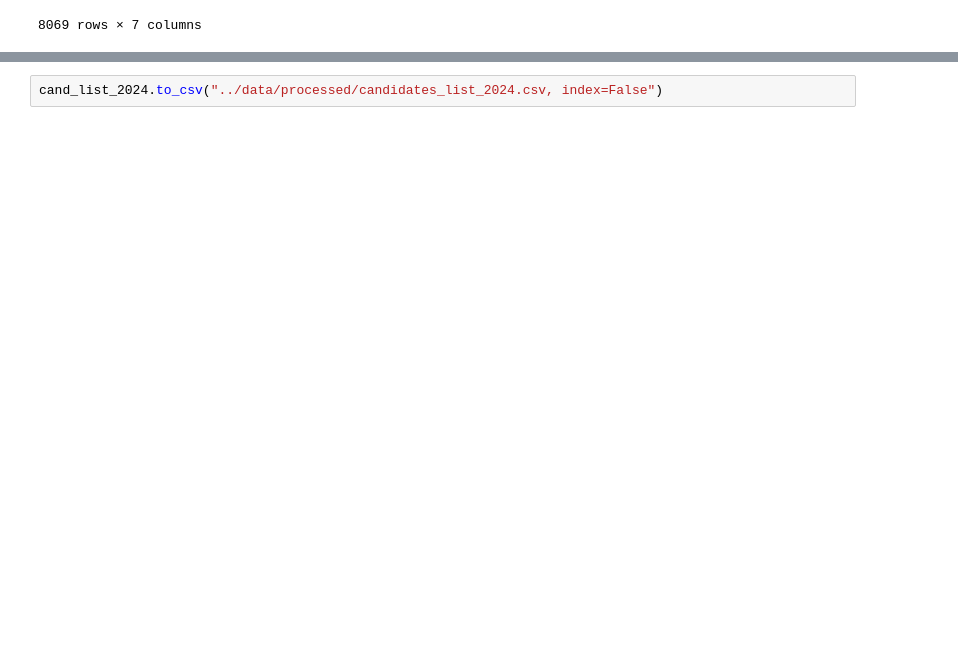
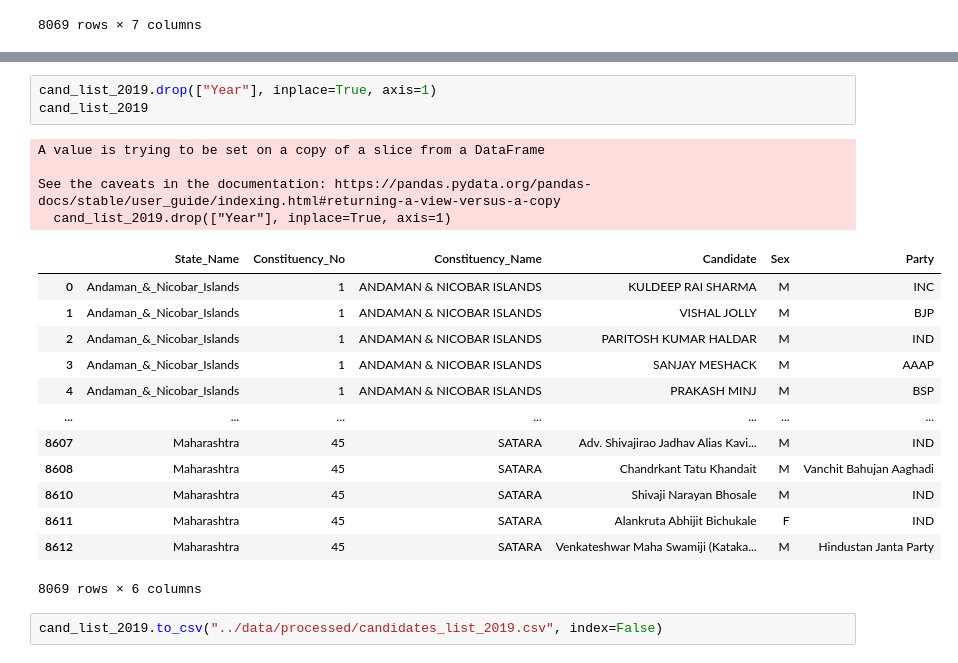
Before and after one commit to ujjwaltyagi2000/manthan, a Jupyter notebook: notebooks/4-data-cleaning.ipynb, the cells around one changed output, grey strips where cells are left out. Saved outputs shown, nothing was run; the diff lists cells and outputs as text; blank space fills up the shorter version.

Commit message:
candidate list 2019 cleaned and cleaned candidate list 2024 file renamed

```diff
--- a/notebooks/4-data-cleaning.ipynb
+++ b/notebooks/4-data-cleaning.ipynb
@@ -756,2 +617,23 @@ cand_list_2024
+# %%
+cand_list_2019.drop(["Year"], inplace=True, axis=1)
+cand_list_2019
+# %% [output]
+A value is trying to be set on a copy of a slice from a DataFrame
+
+See the caveats in the documentation: https://pandas.pydata.org/pandas-docs/stable/user_guide/indexing.html#returning-a-view-versus-a-copy
+  cand_list_2019.drop(["Year"], inplace=True, axis=1)
+|  | State_Name | Constituency_No | Constituency_Name | Candidate | Sex | Party |
+| 0 | Andaman_&_Nicobar_Islands | 1 | ANDAMAN & NICOBAR ISLANDS | KULDEEP RAI SHARMA | M | INC |
+| 1 | Andaman_&_Nicobar_Islands | 1 | ANDAMAN & NICOBAR ISLANDS | VISHAL JOLLY | M | BJP |
+| 2 | Andaman_&_Nicobar_Islands | 1 | ANDAMAN & NICOBAR ISLANDS | PARITOSH KUMAR HALDAR | M | IND |
+| 3 | Andaman_&_Nicobar_Islands | 1 | ANDAMAN & NICOBAR ISLANDS | SANJAY MESHACK | M | AAAP |
+| 4 | Andaman_&_Nicobar_Islands | 1 | ANDAMAN & NICOBAR ISLANDS | PRAKASH MINJ | M | BSP |
+| ... | ... | ... | ... | ... | ... | ... |
+| 8607 | Maharashtra | 45 | SATARA | Adv. Shivajirao Jadhav Alias Kavi... | M | IND |
+| 8608 | Maharashtra | 45 | SATARA | Chandrkant Tatu Khandait | M | Vanchit Bahujan Aaghadi |
+| 8610 | Maharashtra | 45 | SATARA | Shivaji Narayan Bhosale | M | IND |
+| 8611 | Maharashtra | 45 | SATARA | Alankruta Abhijit Bichukale | F | IND |
+| 8612 | Maharashtra | 45 | SATARA | Venkateshwar Maha Swamiji (Kataka... | M | Hindustan Janta Party |
+8069 rows × 6 columns
 # %%
-cand_list_2024.to_csv("../data/processed/candidates_list_2024.csv, index=False")
+cand_list_2019.to_csv("../data/processed/candidates_list_2019.csv", index=False)
```
Also changed, not shown: parts of 24 cells of this notebook, 3 other files.
